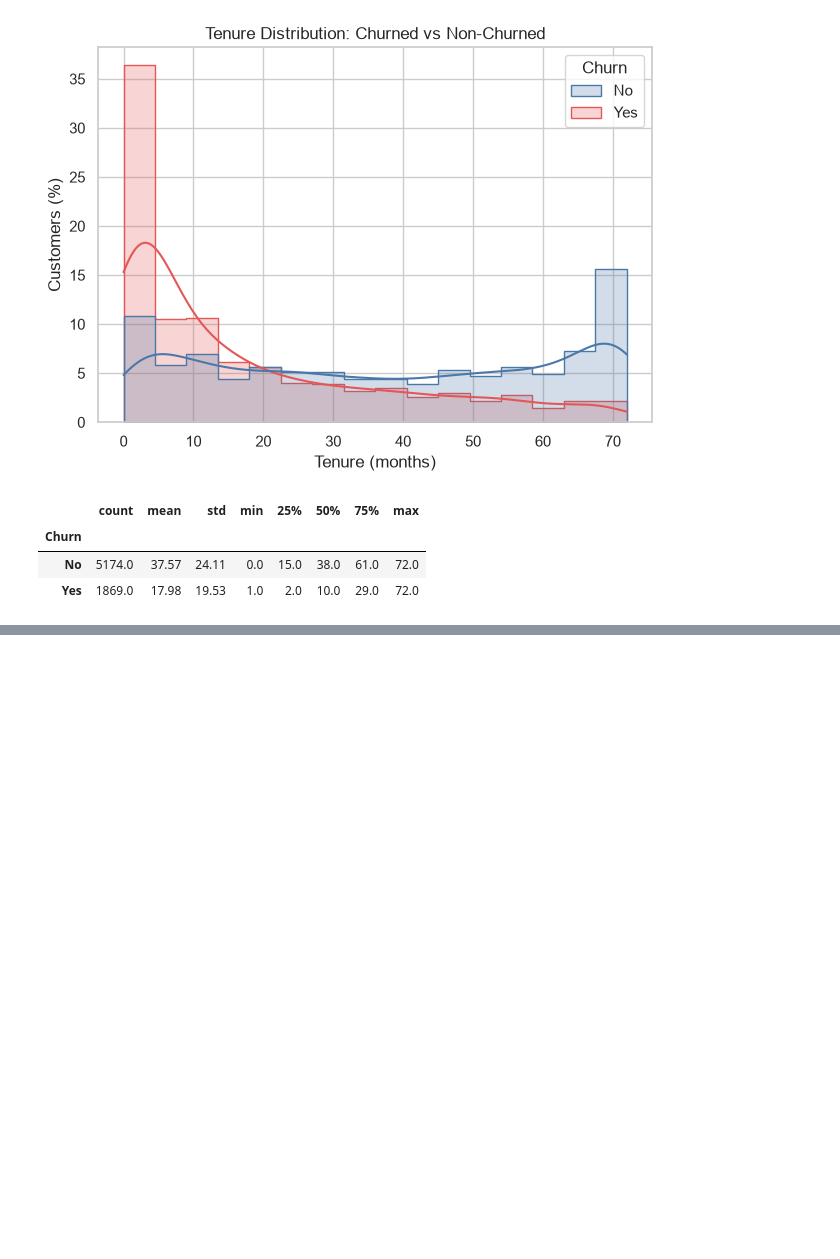
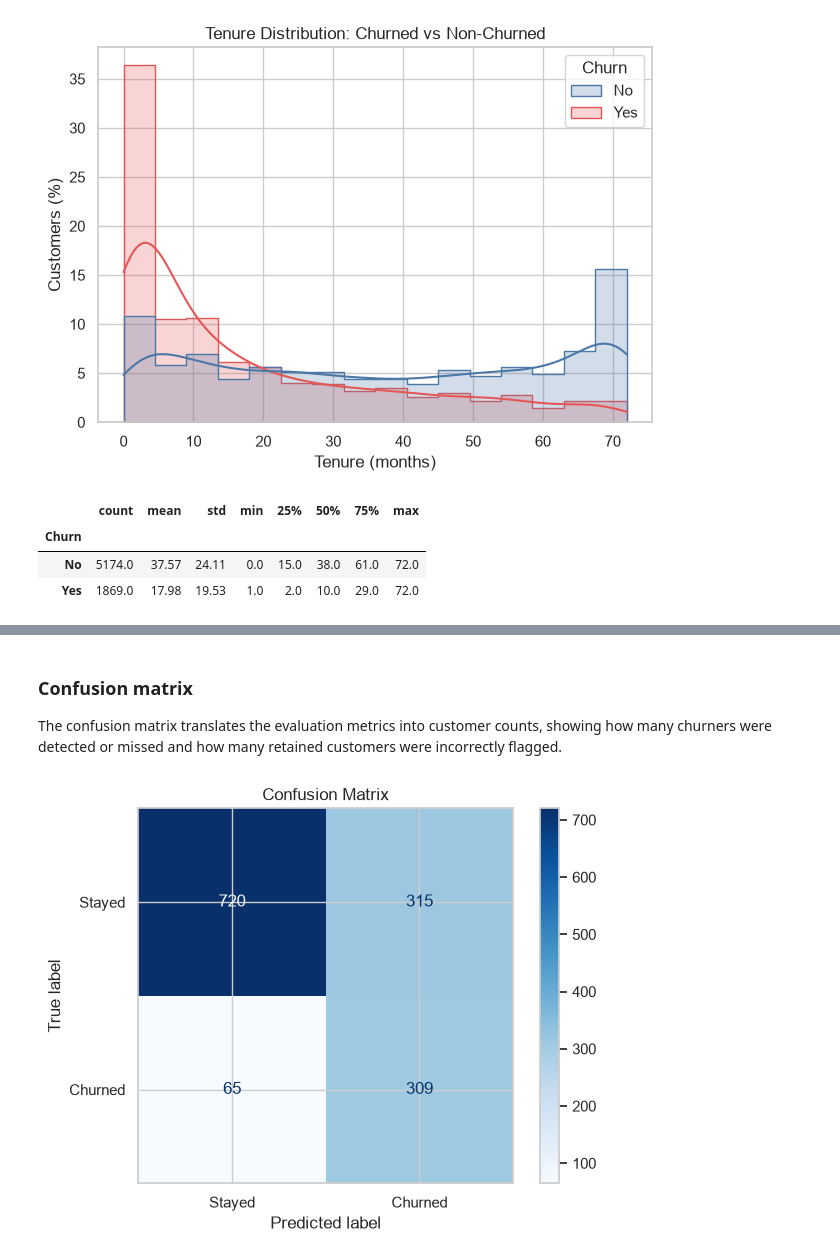
Before and after one commit to AlyIbrahim1/telecom-retention-campaign-workbench, a Jupyter notebook: teleco_churn_eda.ipynb, the cells around one changed output, grey strips where cells are left out. Saved outputs shown, nothing was run; the diff lists cells and outputs as text; code cells hidden in the pictures; blank space fills up the shorter version.

```diff
--- a/teleco_churn_eda.ipynb
+++ b/teleco_churn_eda.ipynb
@@ -489,0 +989,16 @@ This suggests that senior citizens and customers without a partner or dependents
+# %%
+# Trains model with all parameter combinations to chose
+# the parameters with the best score (recall)
+search = GridSearchCV(
+    estimator=pipeline,
+    param_grid=parameter_grid,
+    scoring="recall",
+    cv=cross_validation,
+    n_jobs=-1,
+    verbose=1
+)
+
+search.fit(
+    X_train,
+    y_train
+)
@@ -489,0 +1028,16 @@ This suggests that senior citizens and customers without a partner or dependents
+# %%
+model = search.best_estimator_
+
+y_predicted = model.predict(
+    X_test
+)
+
+print("Best parameters:")
+print(search.best_params_)
+
+print(classification_report(
+    y_test,
+    y_predicted,
+    target_names=["Stayed", "Churned"],
+    digits=3
+    ))
@@ -489,0 +1055,19 @@ This suggests that senior citizens and customers without a partner or dependents
+# %% [markdown]
+### Confusion matrix
+
+The confusion matrix translates the evaluation metrics into customer counts, showing how many churners were detected or missed and how many retained customers were incorrectly flagged.
+# %%
+ConfusionMatrixDisplay.from_predictions(
+    y_test,
+    y_predicted,
+    labels=[0, 1],
+    display_labels=["Stayed", "Churned"],
+    cmap="Blues",
+    values_format="d"
+)
+
+plt.title("Confusion Matrix")
+plt.tight_layout()
+plt.show()
+# %% [output]
+[figure, added]
```
Also changed, not shown: parts of 65 cells of this notebook.
